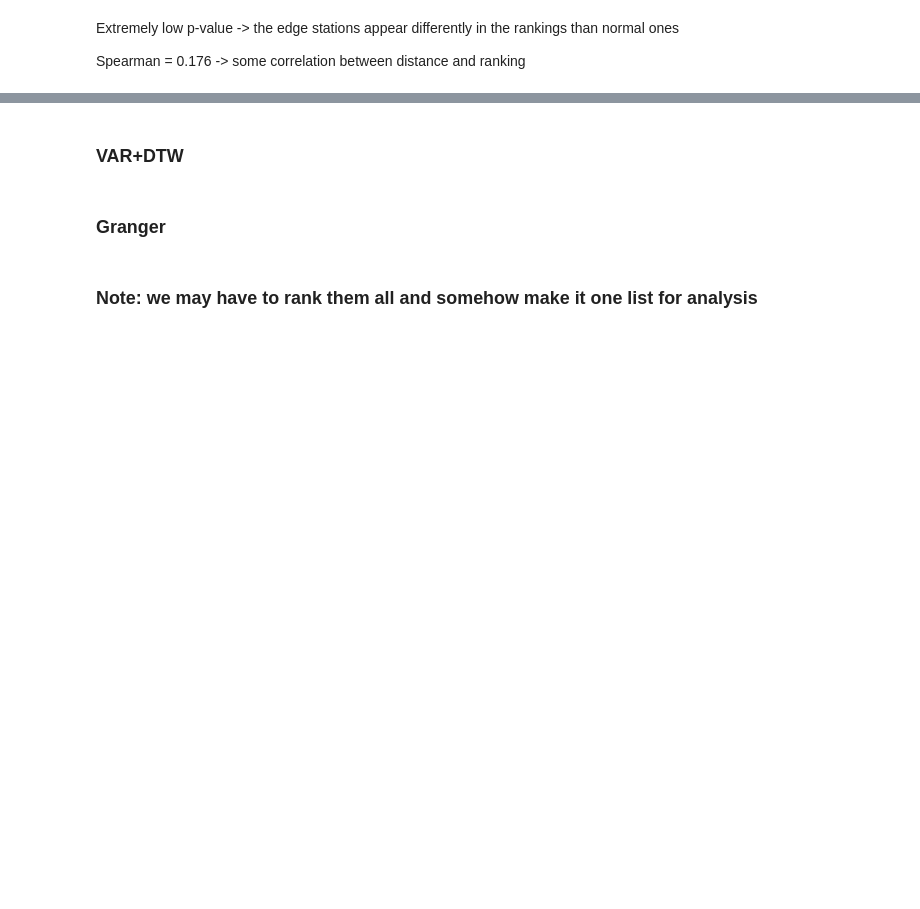
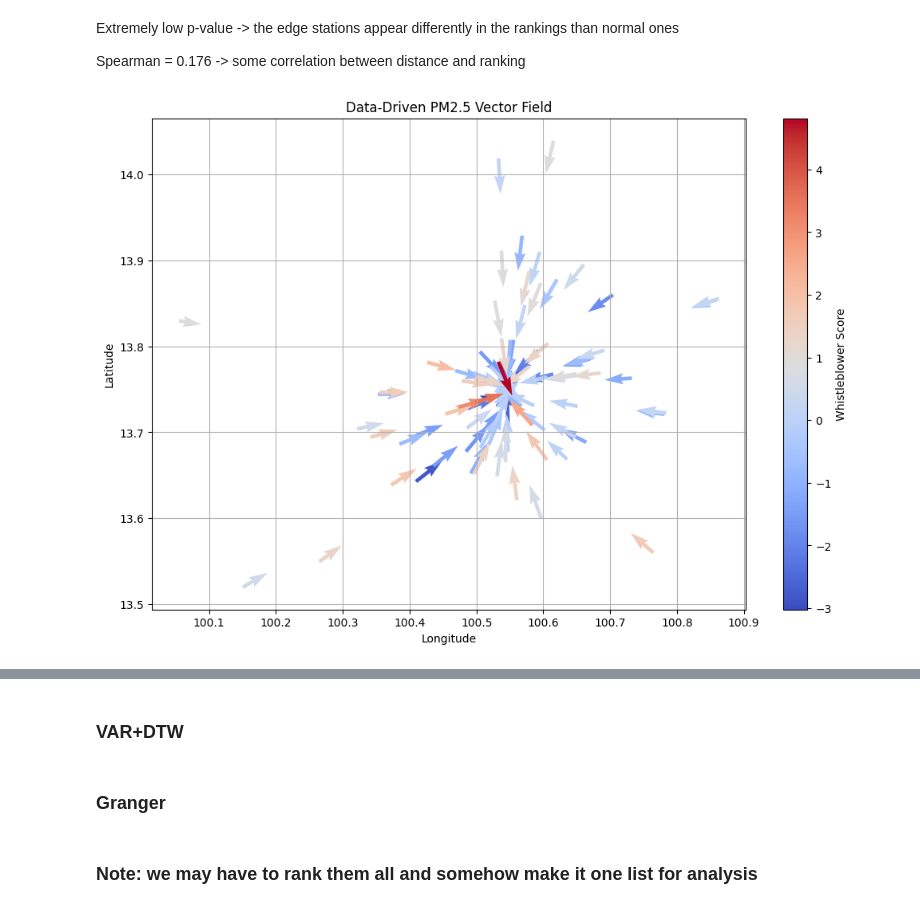
Before and after one commit to GemsLoveNLP/PM25, a Jupyter notebook: eda.ipynb, the cells around one changed output, grey strips where cells are left out. Saved outputs shown, nothing was run; the diff lists cells and outputs as text; code cells hidden in the pictures; blank space fills up the shorter version.

Commit message:
fix: vector field (still not what we want)

```diff
--- a/eda.ipynb
+++ b/eda.ipynb
@@ -1015,4 +1052,9 @@ def plot_whistleblower_vector_field(df_geo, wb_ranking, threshold=1.0):
     plt.show()
+# %%
+u, v, corr_strengths = generate_weighted_vector_field(df, df_geo, max_lag=6)
+plot_vector_field_from_correlation(df_geo, wb_rankings[0], u, v, wb_ranking.values)
+# %% [output]
+[figure, added]
 # %%
 # Create the heatmap for the whistleblower rankings
 plot_whistleblower_heatmap(df_geo, wb_rankings[0])
```
Also changed, not shown: parts of 7 cells of this notebook.
